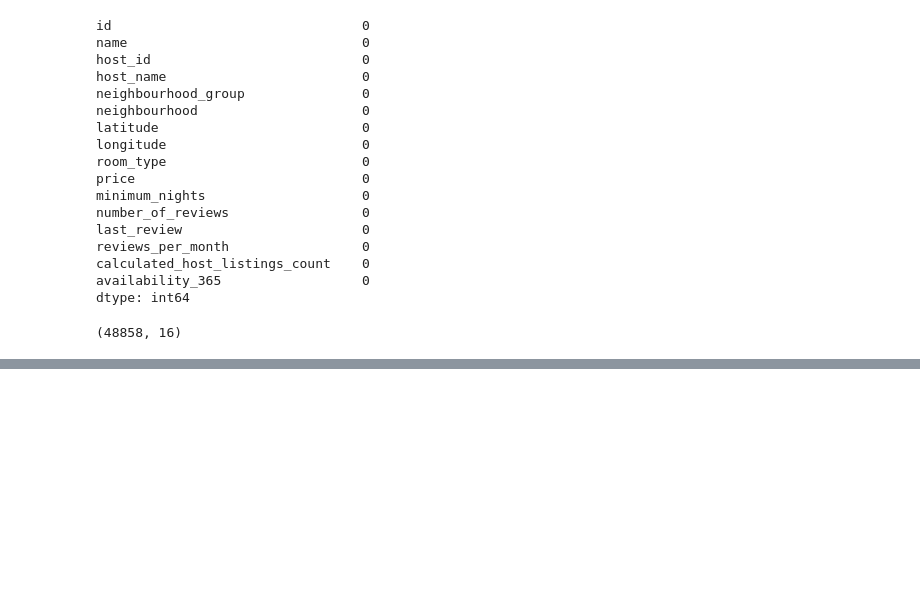
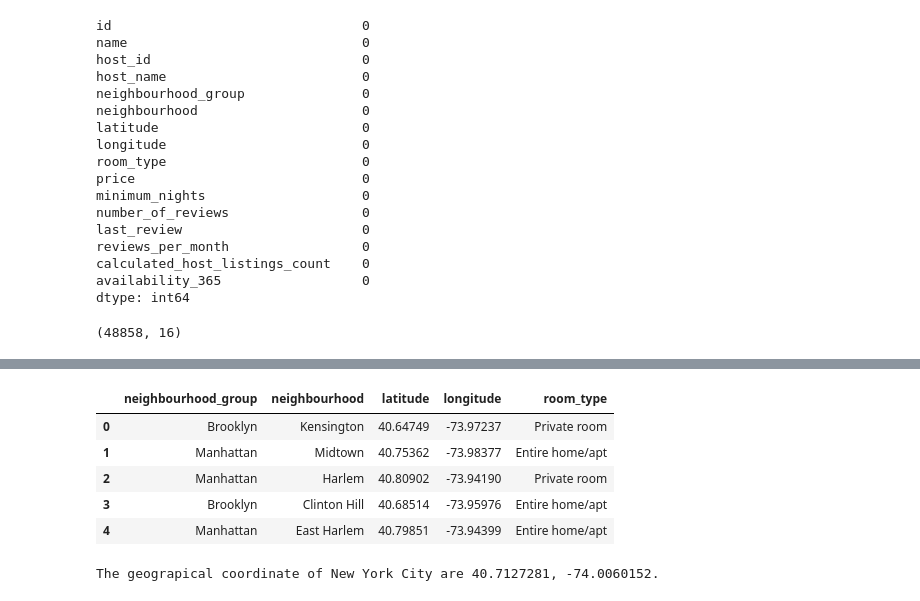
Before and after one commit to JoshiRiddhish/Airbnb-Booking-Analysis, a Jupyter notebook: Airbnb_Bookings_Analysis_(Riddhish)_Capstone_Project.ipynb, the cells around one changed output, grey strips where cells are left out. Drawn from its saved outputs; the diff is of its cells as text; code cells hidden in the pictures; blank space fills up the shorter version.

```diff
--- a/Airbnb_Bookings_Analysis_(Riddhish)_Capstone_Project.ipynb
+++ b/Airbnb_Bookings_Analysis_(Riddhish)_Capstone_Project.ipynb
@@ -306,0 +338,22 @@ df.shape
+# %%
+loc = df[['neighbourhood_group','neighbourhood','latitude','longitude', 'room_type']]
+loc.head()
+# %% [output]
+|  | neighbourhood_group | neighbourhood | latitude | longitude | room_type |
+| 0 | Brooklyn | Kensington | 40.64749 | -73.97237 | Private room |
+| 1 | Manhattan | Midtown | 40.75362 | -73.98377 | Entire home/apt |
+| 2 | Manhattan | Harlem | 40.80902 | -73.94190 | Private room |
+| 3 | Brooklyn | Clinton Hill | 40.68514 | -73.95976 | Entire home/apt |
+| 4 | Manhattan | East Harlem | 40.79851 | -73.94399 | Entire home/apt |
+# %%
+# Getting location address
+address = 'New York City, NY'
+
+# Getting the latitude and longitude of New York City, USA
+geolocator = Nominatim(user_agent="Location_NY")
+location = geolocator.geocode(address)
+latitude = location.latitude
+longitude = location.longitude
+print('The geograpical coordinate of New York City are {}, {}.'.format(latitude, longitude))
+# %% [output]
+The geograpical coordinate of New York City are 40.7127281, -74.0060152.
```
Also changed, not shown: parts of 5 cells of this notebook.
